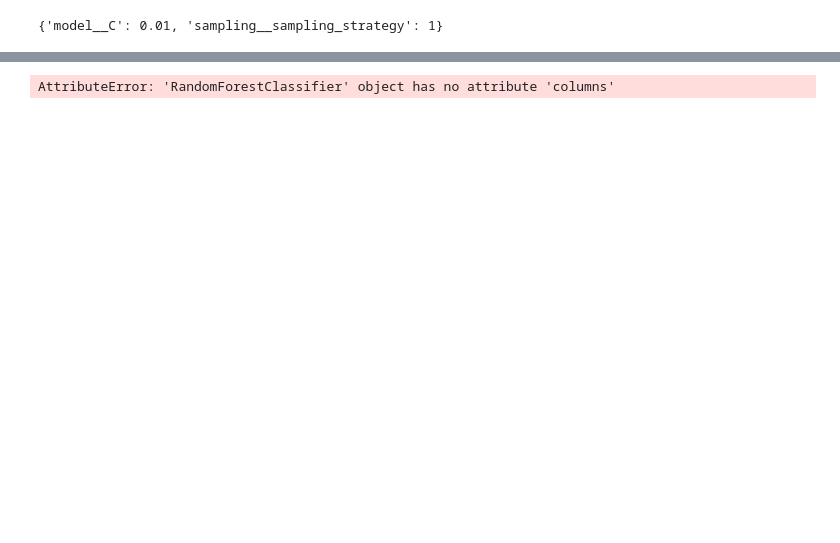
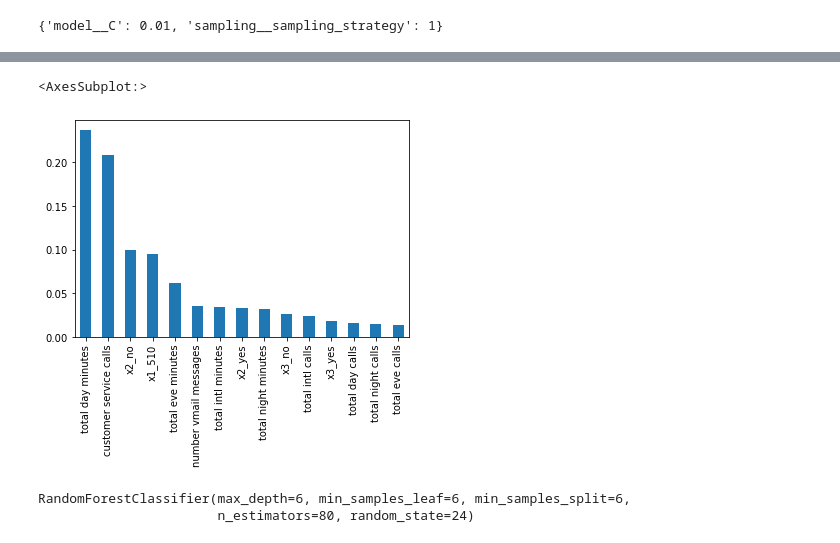
Before and after one commit to ddcots24/Churn, a Jupyter notebook: Daniel/Project_3_EDA.ipynb, the cells around one changed output, grey strips where cells are left out. Cells and saved outputs as stored; diff of their text form; code cells hidden in the pictures; blank space fills up the shorter version.

Commit message:
Random Forest with numeric columns and grid searched model

```diff
--- a/Daniel/Project_3_EDA.ipynb
+++ b/Daniel/Project_3_EDA.ipynb
@@ -196,7 +197,9 @@ weighted avg       0.84      0.73      0.77      2666
 from sklearn.ensemble import RandomForestClassifier
 # %%
 second_nominalpipe = Pipeline([('one_hot', OneHotEncoder())])
-ctRF = ColumnTransformer([('secondnominalpipe', second_nominalpipe, ['state', 'area code', 'international plan', 'voice mail plan'])])
+
+ctRF = ColumnTransformer([('secondnominalpipe', second_nominalpipe, ['state', 'area code', 'international plan', 'voice mail plan'])], remainder = 'passthrough')
+
 secondpipe = Pipeline([('preprocessing', ctRF), ('sampling', ros), ('model', RandomForestClassifier(random_state = 24))])
 # %%
 secondpipe
@@ -291,35 +309,57 @@ weighted avg       0.82      0.65      0.70      2666
+# %%
+columns_names = ['x0_AK', 'x0_AL', 'x0_AR', 'x0_AZ', 'x0_CA', 'x0_CO', 'x0_CT',
+'x0_DC', 'x0_DE', 'x0_FL', 'x0_GA', 'x0_HI', 'x0_IA', 'x0_ID',
+'x0_IL', 'x0_IN', 'x0_KS', 'x0_KY', 'x0_LA', 'x0_MA', 'x0_MD',
+'x0_ME', 'x0_MI', 'x0_MN', 'x0_MO', 'x0_MS', 'x0_MT', 'x0_NC',
+'x0_ND', 'x0_NE', 'x0_NH', 'x0_NJ', 'x0_NM', 'x0_NV', 'x0_NY',
+'x0_OH', 'x0_OK', 'x0_OR', 'x0_PA', 'x0_RI', 'x0_SC', 'x0_SD',
+'x0_TN', 'x0_TX', 'x0_UT', 'x0_VA', 'x0_VT', 'x0_WA', 'x0_WI',
+'x0_WV', 'x0_WY', 'account length', 'x1_408', 'x1_415', 'x1_510', 'x2_no', 'x2_yes',
+'x3_no', 'x3_yes', 'number vmail messages', 'total day minutes', 'total day calls',
+'total eve minutes', 'total eve calls', 'total night minutes', 'total night calls',
+'total intl minutes', 'total intl calls', 'customer service calls']
+# %%
+feature_imp = randomRF_best_model['model'].feature_importances_
+
+feat_imp_series = pd.Series(feature_imp, index = columns_names).sort_values(ascending = False)
+feat_imp_series.nlargest(15).plot(kind = 'bar')
+# %% [output]
+<AxesSubplot:>
+[figure, added]
 # %%
-{'sampling__sampling_strategy': 1,
- 'model__n_estimators': 60,
- 'model__min_samples_split': 5,
- 'model__min_samples_leaf': 4,
- 'model__max_depth': None,
- 'model__criterion': 'gini'}
-
-'sampling__sampling_strategy': 1,
- 'model__n_estimators': 10,
- 'model__min_samples_split': 5,
- 'model__min_samples_leaf': 6,
- 'model__max_depth': None,
- 'model__criterion': 'gini'
+#Results from random forest search
 
 {'sampling__sampling_strategy': 1,
- 'model__n_estimators': 60,
+ 'model__n_estimators': 100,
+ 'model__min_samples_split': 2,
+ 'model__min_samples_leaf': 10,
+ 'model__max_depth': 6,
+ 'model__criterion': 'gini'}
+{'sampling__sampling_strategy': 1,
+ 'model__n_estimators': 100,
+ 'model__min_samples_split': 2,
+ 'model__min_samples_leaf': 15,
+ 'model__max_depth': 10,
+ 'model__criterion': 'entropy'}
+{'sampling__sampling_strategy': 1,
+ 'model__n_estimators': 100,
+ 'model__min_samples_split': 5,
+ 'model__min_samples_leaf': 15,
+ 'model__max_depth': 5,
+ 'model__criterion': 'gini'}
+{'sampling__sampling_strategy': 1,
+ 'model__n_estimators': 80,
  'model__min_samples_split': 10,
- 'model__min_samples_leaf': 15,
- 'model__max_depth': None,
+ 'model__min_samples_leaf': 4,
+ 'model__max_depth': 10,
  'model__criterion': 'entropy'}
-
 {'sampling__sampling_strategy': 1,
- 'model__n_estimators': 30,
- 'model__min_samples_split': 2,
+ 'model__n_estimators': 80,
+ 'model__min_samples_split': 6,
  'model__min_samples_leaf': 6,
- 'model__max_depth': None,
+ 'model__max_depth': 6,
  'model__criterion': 'gini'}
+# %% [output]
+RandomForestClassifier(max_depth=6, min_samples_leaf=6, min_samples_split=6,
+                       n_estimators=80, random_state=24)
-# %%
-feature_imp = randomRF_best_model['model'].feature_importances_
-
-feat_imp_series = pd.Series(feature_imp, index = randomRF_best_model['model'].columns).sort_values(ascending = False)
-# %% [output]
-AttributeError: 'RandomForestClassifier' object has no attribute 'columns'
 # %%
```
Also changed, not shown: parts of 25 cells of this notebook.
